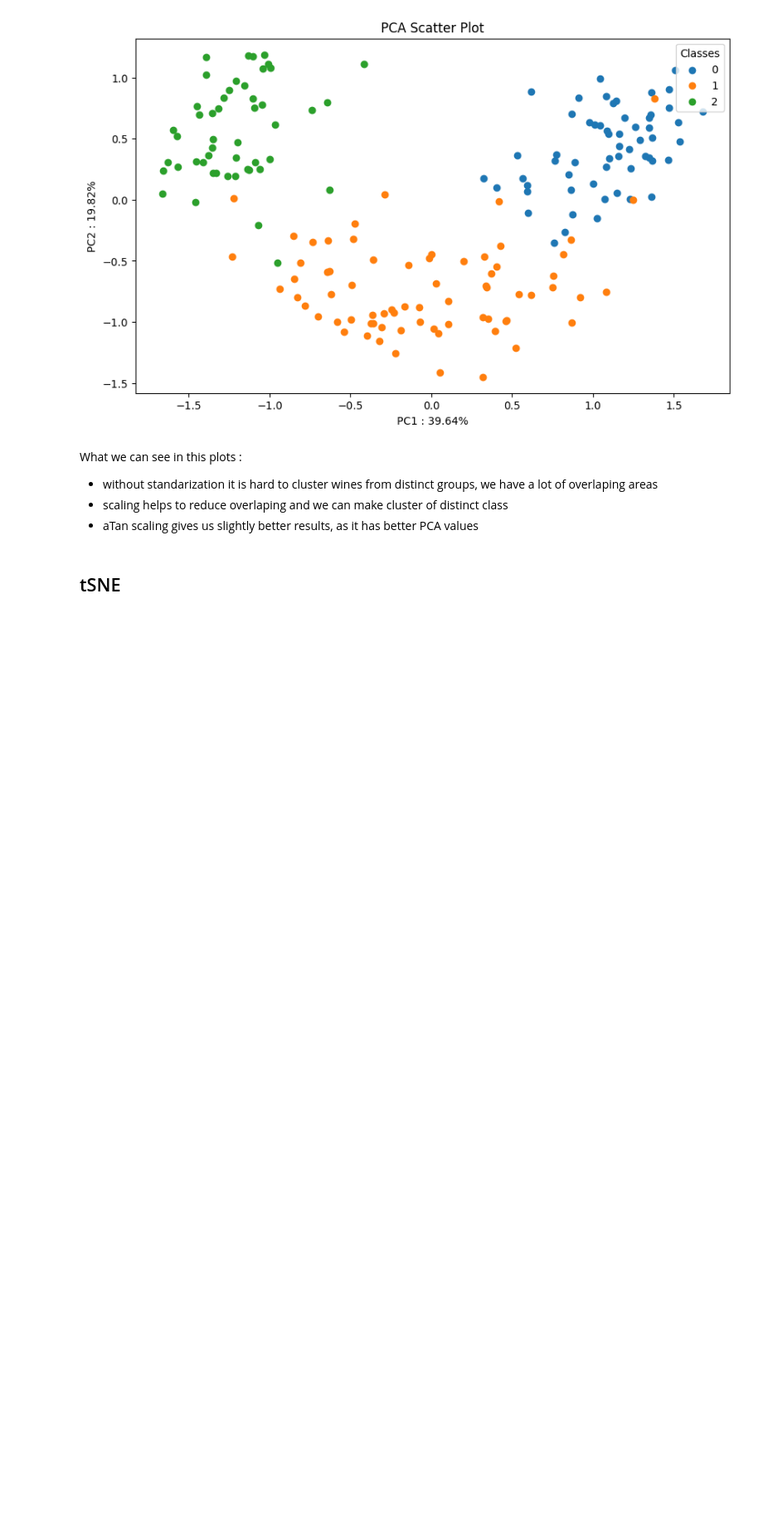
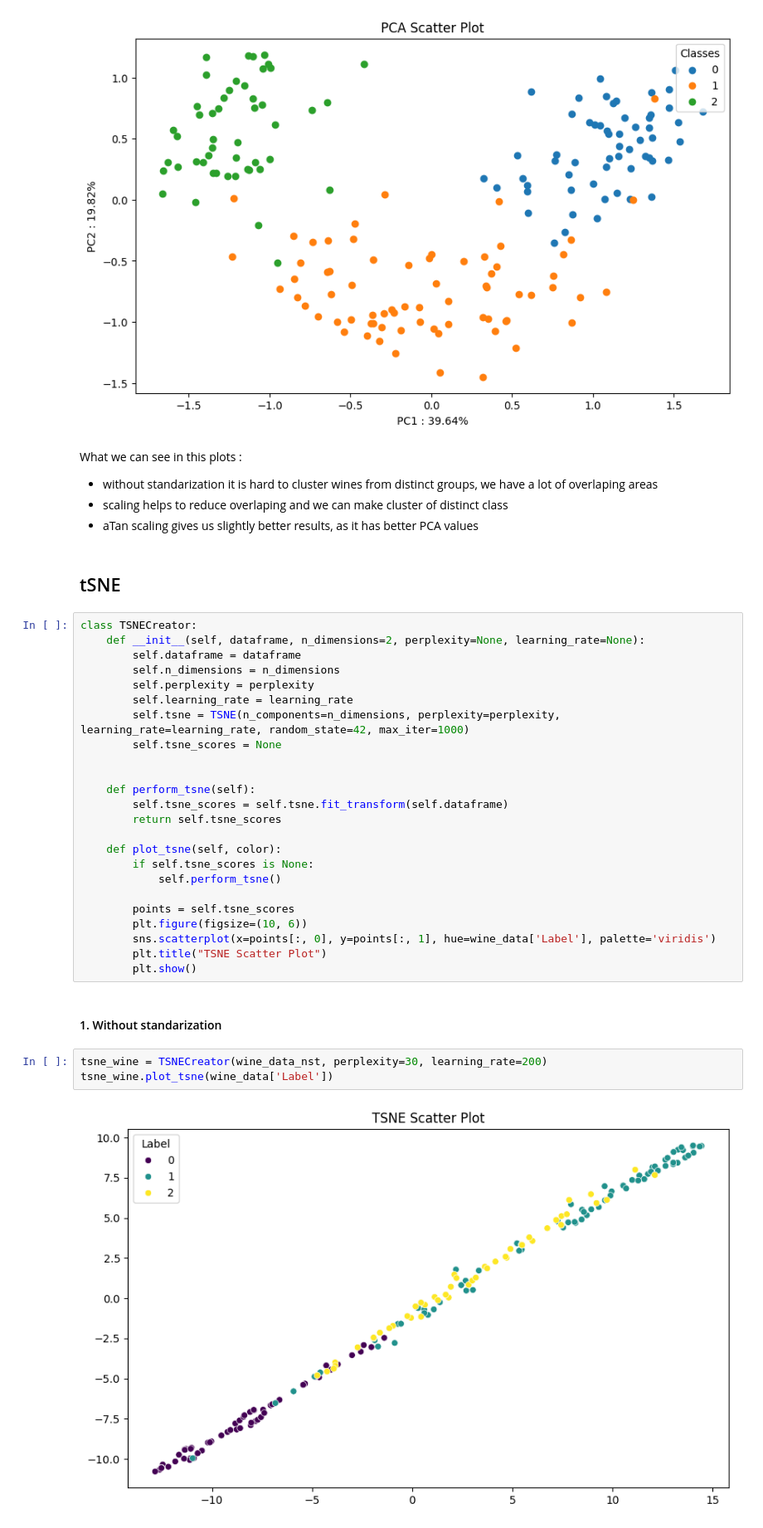
Before and after one commit to psiku/FHSalzburg-DataAnalysisWithPython, a Jupyter notebook: Lab/Lab3/continuous_data.ipynb, the cells around one changed output. Shown at 83% size. Drawn from its saved outputs; the diff is of its cells as text; blank space fills up the shorter version.

```diff
--- a/Lab/Lab3/continuous_data.ipynb
+++ b/Lab/Lab3/continuous_data.ipynb
@@ -541,3 +542,34 @@ What we can see in this plots :
  - aTan scaling gives us slightly better results, as it has better PCA values
 # %% [markdown]
 ## tSNE
+# %%
+class TSNECreator:
+    def __init__(self, dataframe, n_dimensions=2, perplexity=None, learning_rate=None):
+        self.dataframe = dataframe
+        self.n_dimensions = n_dimensions
+        self.perplexity = perplexity
+        self.learning_rate = learning_rate
+        self.tsne = TSNE(n_components=n_dimensions, perplexity=perplexity, learning_rate=learning_rate, random_state=42, max_iter=1000)
+        self.tsne_scores = None
+
+
+    def perform_tsne(self):
+        self.tsne_scores = self.tsne.fit_transform(self.dataframe)
+        return self.tsne_scores
+
+    def plot_tsne(self, color):
+        if self.tsne_scores is None:
+            self.perform_tsne()
+
+        points = self.tsne_scores
+        plt.figure(figsize=(10, 6))
+        sns.scatterplot(x=points[:, 0], y=points[:, 1], hue=wine_data['Label'], palette='viridis')
+        plt.title("TSNE Scatter Plot")
+        plt.show()
+# %% [markdown]
+#### 1. Without standarization
+# %%
+tsne_wine = TSNECreator(wine_data_nst, perplexity=30, learning_rate=200)
+tsne_wine.plot_tsne(wine_data['Label'])
+# %% [output]
+[figure, added]
```
Also changed, not shown: parts of 5 cells of this notebook.
